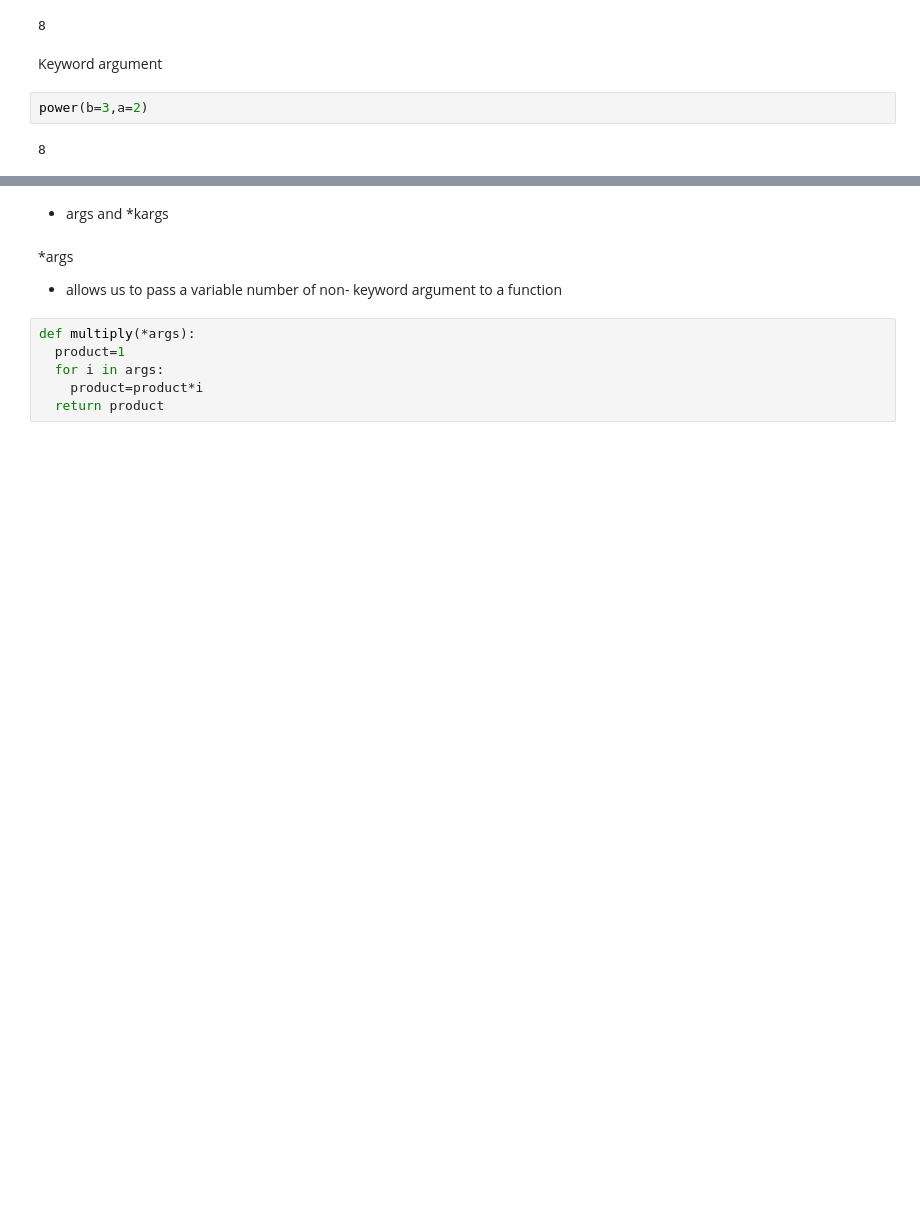
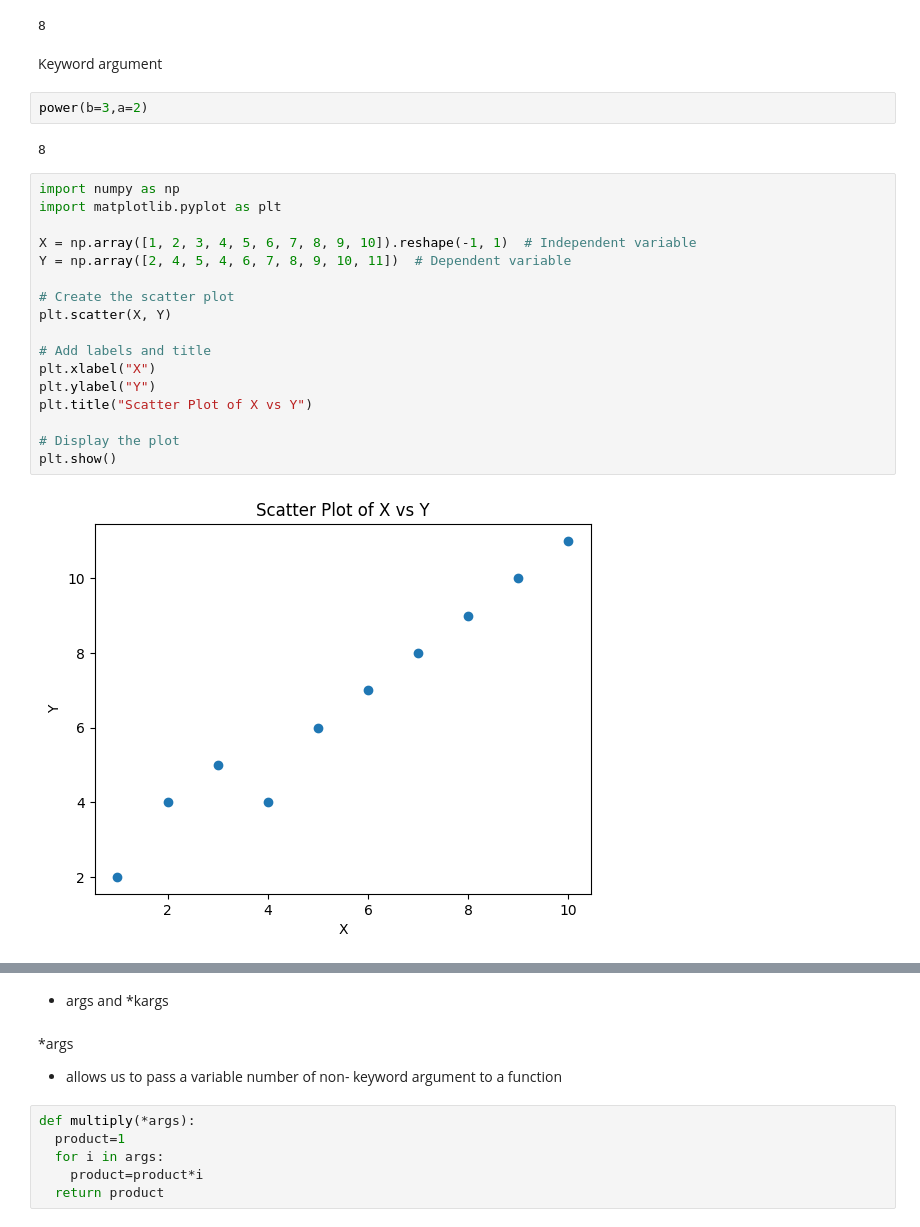
Before and after one commit to itsmesudhanshu/Python-for-Data-Science, a Jupyter notebook: Data_Analysis_using_python.ipynb, the cells around one changed output, grey strips where cells are left out. Drawn from its saved outputs; the diff is of its cells as text; blank space fills up the shorter version.

```diff
--- a/Data_Analysis_using_python.ipynb
+++ b/Data_Analysis_using_python.ipynb
@@ -1182,3 +1442,22 @@ Keyword argument
 power(b=3,a=2)
 # %% [output]
 8
+# %%
+import numpy as np
+import matplotlib.pyplot as plt
+
+X = np.array([1, 2, 3, 4, 5, 6, 7, 8, 9, 10]).reshape(-1, 1)  # Independent variable
+Y = np.array([2, 4, 5, 4, 6, 7, 8, 9, 10, 11])  # Dependent variable
+
+# Create the scatter plot
+plt.scatter(X, Y)
+
+# Add labels and title
+plt.xlabel("X")
+plt.ylabel("Y")
+plt.title("Scatter Plot of X vs Y")
+
+# Display the plot
+plt.show()
+# %% [output]
+[figure, added]
```
Also changed, not shown: parts of 44 cells of this notebook.
